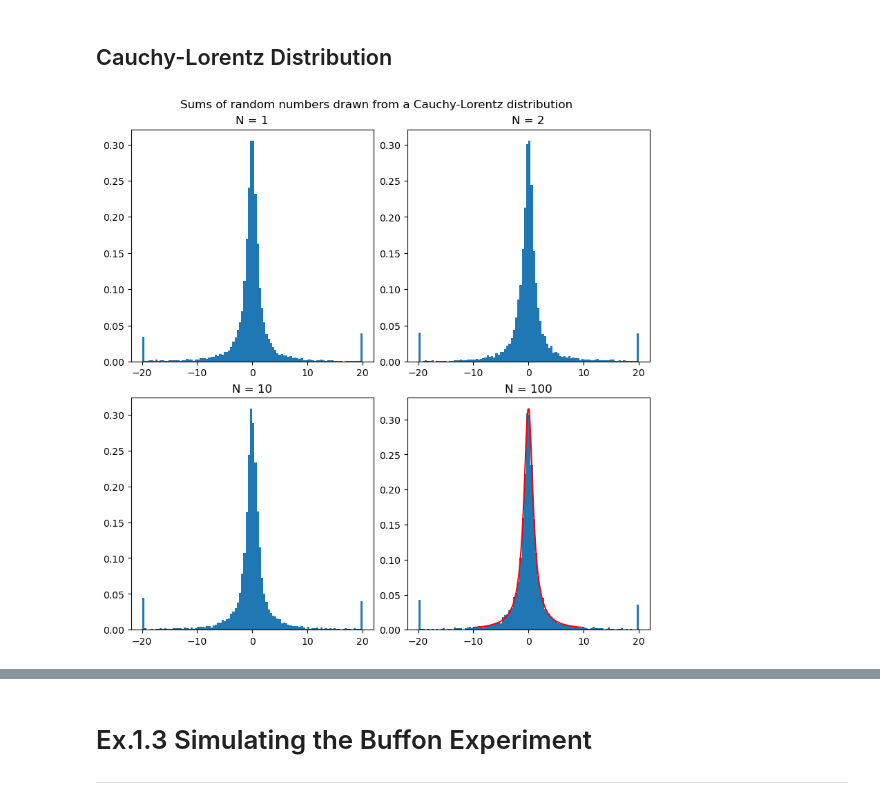
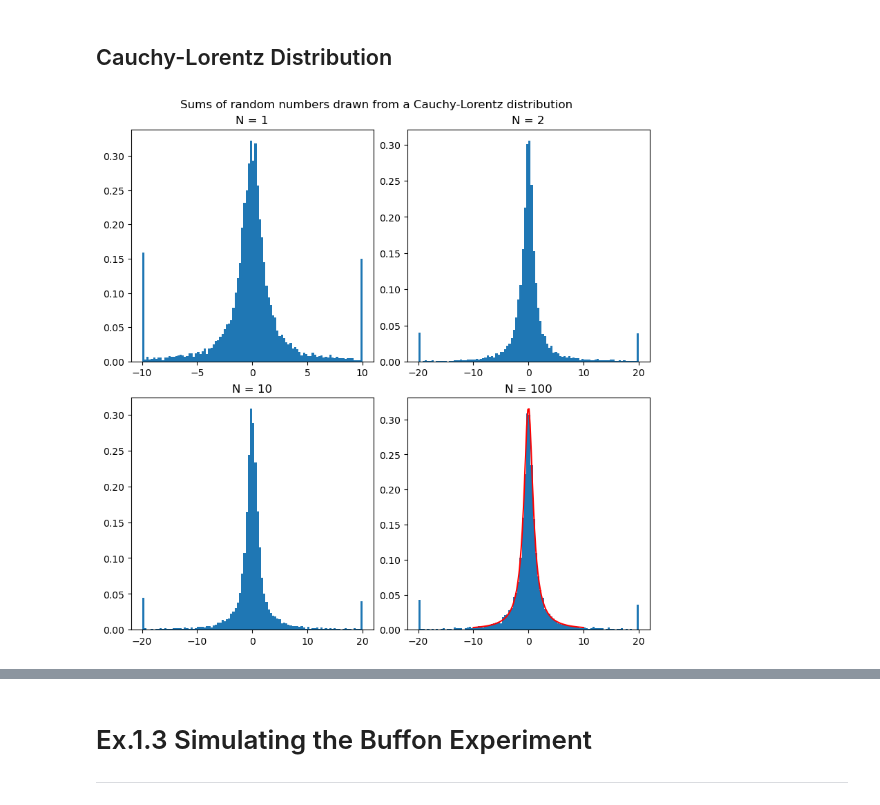
Before and after one commit to seangowen/LSN, a Jupyter notebook: Exercise1_Gowen/Exercise1_Gowen.ipynb, the cells around one changed output, grey strips where cells are left out. Saved outputs shown, nothing was run; the diff lists cells and outputs as text; code cells hidden in the pictures.

```diff
--- a/Exercise1_Gowen/Exercise1_Gowen.ipynb
+++ b/Exercise1_Gowen/Exercise1_Gowen.ipynb
@@ -433,8 +439,8 @@ datafile = "./EX1_Parallel_Random_Generator/CLT_output_files/CLT_lorentzian_out.
 
 sums1, sums2, sums10, sums100 = np.loadtxt(datafile, usecols=(0, 1, 2, 3), delimiter=" ", unpack="true")
 
-# Clipping the Cauchy-Lorentz in-between narrower values
-sums1 = np.clip(sums1, -20, 20)
+# Clipping the Cauchy-Lorentz in-between narrower values # (WRONG OPERATION ACTUALLY)
+sums1 = np.clip(sums1, -10, 10)
 sums2 = np.clip(sums2, -20, 20)
 sums10 = np.clip(sums10, -20, 20)
 sums100 = np.clip(sums100, -20, 20)
@@ -443,31 +449,31 @@ sums100 = np.clip(sums100, -20, 20)
 x0 = np.median(sums100)  # Peak location (median for Lorentzian)
 gamma = (np.percentile(sums100, 75) - np.percentile(sums100, 25)) / 2  # Approximate scale
 
 # Define Cauchy-Lorentz function
 def lorentzian(x, x0, gamma):
     return (1 / np.pi) * (gamma / ((x - x0) ** 2 + gamma ** 2))
 
 # Generate x values and compute fitted curve
 x = np.linspace(min(sums100), max(sums100), 1000)
 y = lorentzian(x, x0, gamma)
 
 fig, axes = plt.subplots(2, 2, figsize=(8, 8), constrained_layout=True)
 fig.suptitle("Sums of random numbers drawn from a Cauchy-Lorentz distribution")
 
 axes[0, 0].hist(sums1, bins=100, density=True)
 axes[0, 0].title.set_text("N = 1")
 axes[0, 1].hist(sums2, bins=100, density=True)
 axes[0, 1].title.set_text("N = 2")
 
 axes[1, 0].hist(sums10, bins=100, density=True)
 axes[1, 0].title.set_text("N = 10")
 axes[1, 1].hist(sums100, bins=100, density=True)
 axes[1, 1].title.set_text("N = 100")
 
 x = np.linspace(-10, 10, 100)
 y = lorentzian(x, x0, gamma)
 
 plt.plot(x, y, 'r-', label="Fitted Cauchy-Lorentz")
 plt.show()
 # %% [output]
-[figure, old version]
+[figure, new version]
```
Also changed, not shown: parts of 3 cells of this notebook.
